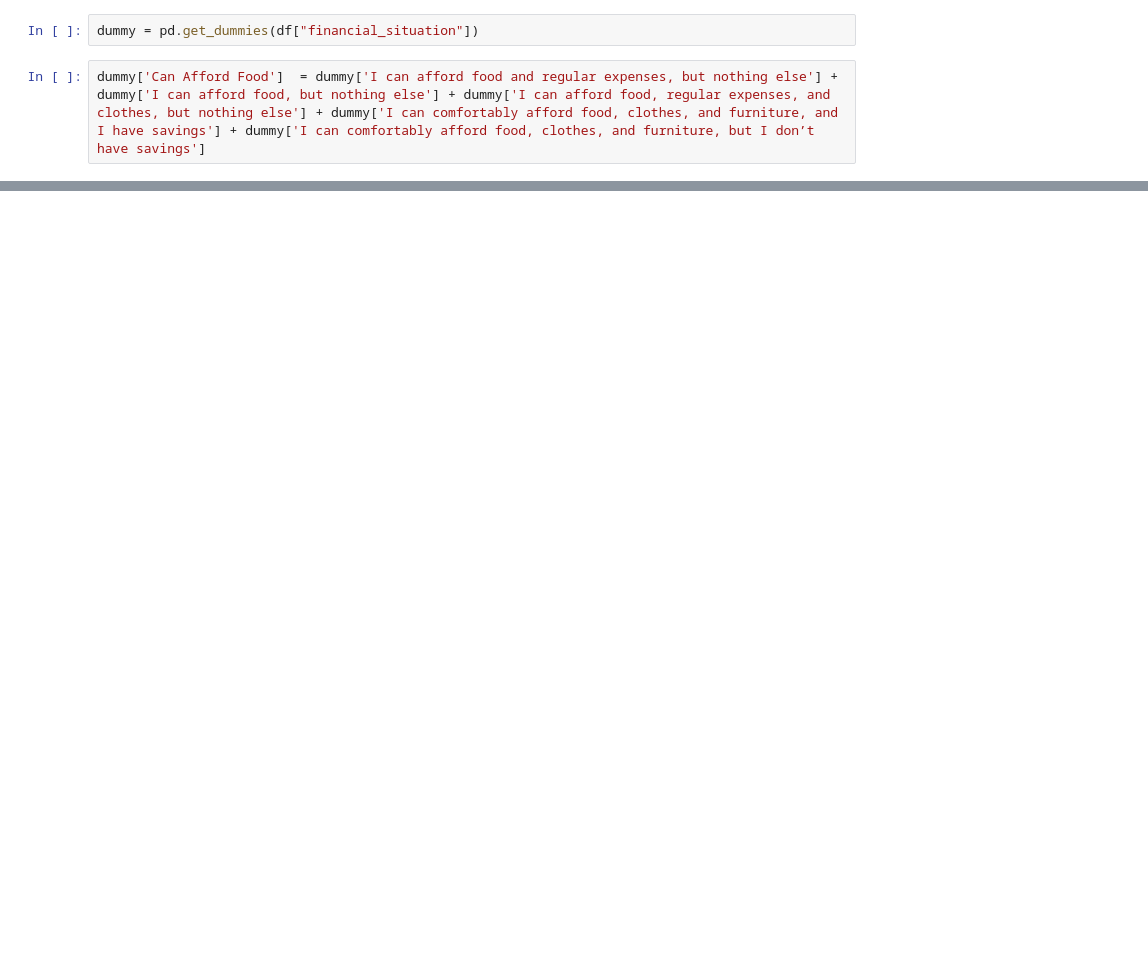
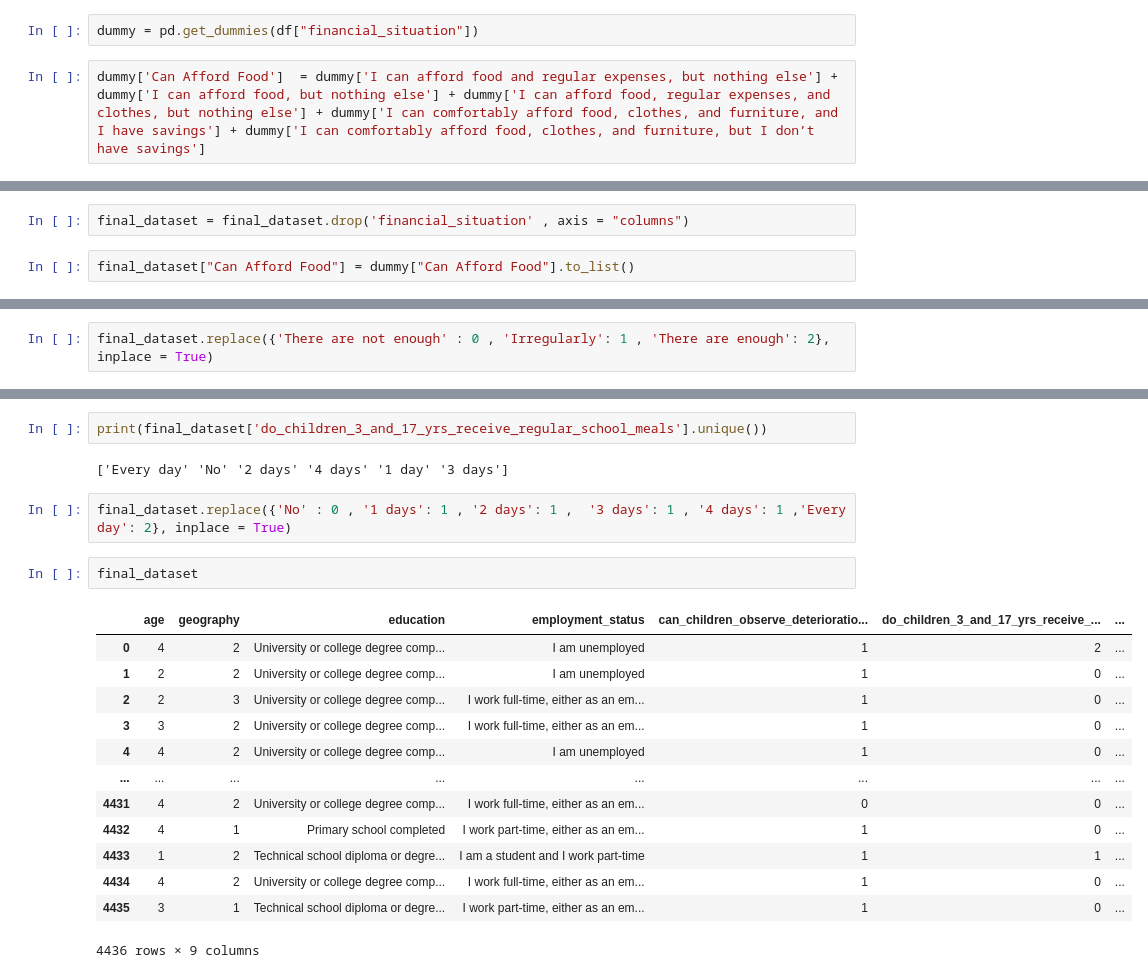
Before and after one commit to Hrishik03/29_Ferocious-Four_Problem-statement-No-1, a Jupyter notebook: Hackthon.ipynb, the cells around one changed output, grey strips where cells are left out. Cells and saved outputs as stored; diff of their text form; blank space fills up the shorter version.

```diff
--- a/Hackthon.ipynb
+++ b/Hackthon.ipynb
@@ -126,0 +252,4 @@ dummy.drop(['I can afford food and regular expenses, but nothing else', 'I can a
+# %%
+final_dataset = final_dataset.drop('financial_situation' , axis = "columns")
+# %%
+final_dataset["Can Afford Food"] = dummy["Can Afford Food"].to_list()
@@ -126,0 +269,2 @@ dummy.drop(['I can afford food and regular expenses, but nothing else', 'I can a
+# %%
+final_dataset.replace({'There are not enough' : 0 , 'Irregularly': 1 , 'There are enough': 2}, inplace = True)
@@ -126,0 +280,22 @@ dummy.drop(['I can afford food and regular expenses, but nothing else', 'I can a
+# %%
+print(final_dataset['do_children_3_and_17_yrs_receive_regular_school_meals'].unique())
+# %% [output]
+['Every day' 'No' '2 days' '4 days' '1 day' '3 days']
+# %%
+final_dataset.replace({'No' : 0 , '1 days': 1 , '2 days': 1 ,  '3 days': 1 , '4 days': 1 ,'Every day': 2}, inplace = True)
+# %%
+final_dataset
+# %% [output]
+|  | age | geography | education | employment_status | can_children_observe_deterioratio... | do_children_3_and_17_yrs_receive_... | ... |
+| 0 | 4 | 2 | University or college degree comp... | I am unemployed | 1 | 2 | ... |
+| 1 | 2 | 2 | University or college degree comp... | I am unemployed | 1 | 0 | ... |
+| 2 | 2 | 3 | University or college degree comp... | I work full-time, either as an em... | 1 | 0 | ... |
+| 3 | 3 | 2 | University or college degree comp... | I work full-time, either as an em... | 1 | 0 | ... |
+| 4 | 4 | 2 | University or college degree comp... | I am unemployed | 1 | 0 | ... |
+| ... | ... | ... | ... | ... | ... | ... | ... |
+| 4431 | 4 | 2 | University or college degree comp... | I work full-time, either as an em... | 0 | 0 | ... |
+| 4432 | 4 | 1 | Primary school completed | I work part-time, either as an em... | 1 | 0 | ... |
+| 4433 | 1 | 2 | Technical school diploma or degre... | I am a student and I work part-time | 1 | 1 | ... |
+| 4434 | 4 | 2 | University or college degree comp... | I work full-time, either as an em... | 1 | 0 | ... |
+| 4435 | 3 | 1 | Technical school diploma or degre... | I work part-time, either as an em... | 1 | 0 | ... |
+4436 rows × 9 columns
```
Also changed, not shown: parts of 26 cells of this notebook.
